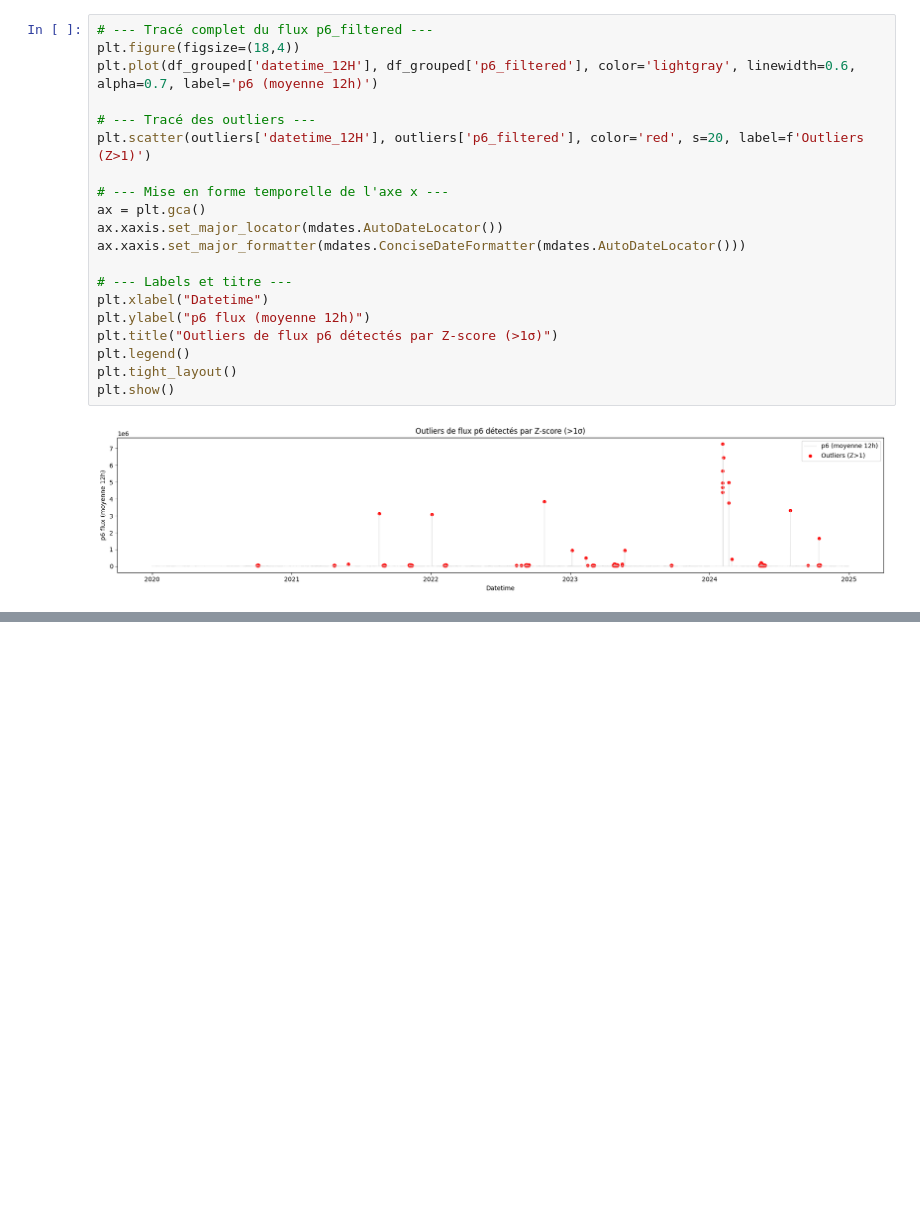
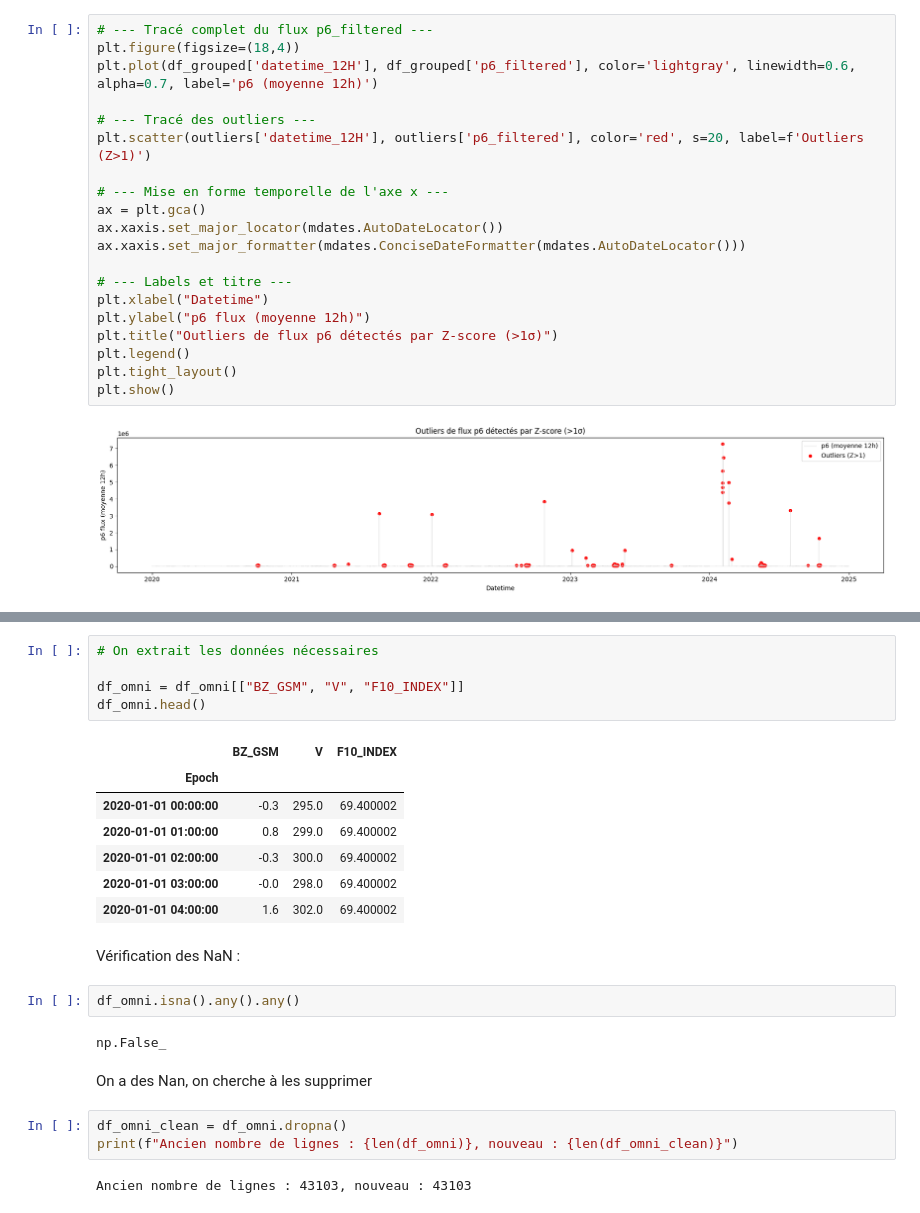
Before and after one commit to zomboky/space-data, a Jupyter notebook: main.ipynb, the cells around one changed output, grey strips where cells are left out. Saved outputs shown, nothing was run; the diff lists cells and outputs as text; blank space fills up the shorter version.

```diff
--- a/main.ipynb
+++ b/main.ipynb
@@ -433,0 +498,26 @@ print("DataFrame OMNI global créé avec", len(df_omni), "lignes.")
+# %%
+# On extrait les données nécessaires
+
+df_omni = df_omni[["BZ_GSM", "V", "F10_INDEX"]]
+df_omni.head()
+# %% [output]
+|  | BZ_GSM | V | F10_INDEX |
+| Epoch |  |  |  |
+| 2020-01-01 00:00:00 | -0.3 | 295.0 | 69.400002 |
+| 2020-01-01 01:00:00 | 0.8 | 299.0 | 69.400002 |
+| 2020-01-01 02:00:00 | -0.3 | 300.0 | 69.400002 |
+| 2020-01-01 03:00:00 | -0.0 | 298.0 | 69.400002 |
+| 2020-01-01 04:00:00 | 1.6 | 302.0 | 69.400002 |
+# %% [markdown]
+Vérification des NaN :
+# %%
+df_omni.isna().any().any()
+# %% [output]
+np.False_
+# %% [markdown]
+On a des Nan, on cherche à les supprimer
+# %%
+df_omni_clean = df_omni.dropna()
+print(f"Ancien nombre de lignes : {len(df_omni)}, nouveau : {len(df_omni_clean)}")
+# %% [output]
+Ancien nombre de lignes : 43103, nouveau : 43103
```
Also changed, not shown: parts of 10 cells of this notebook, 1 other file.
